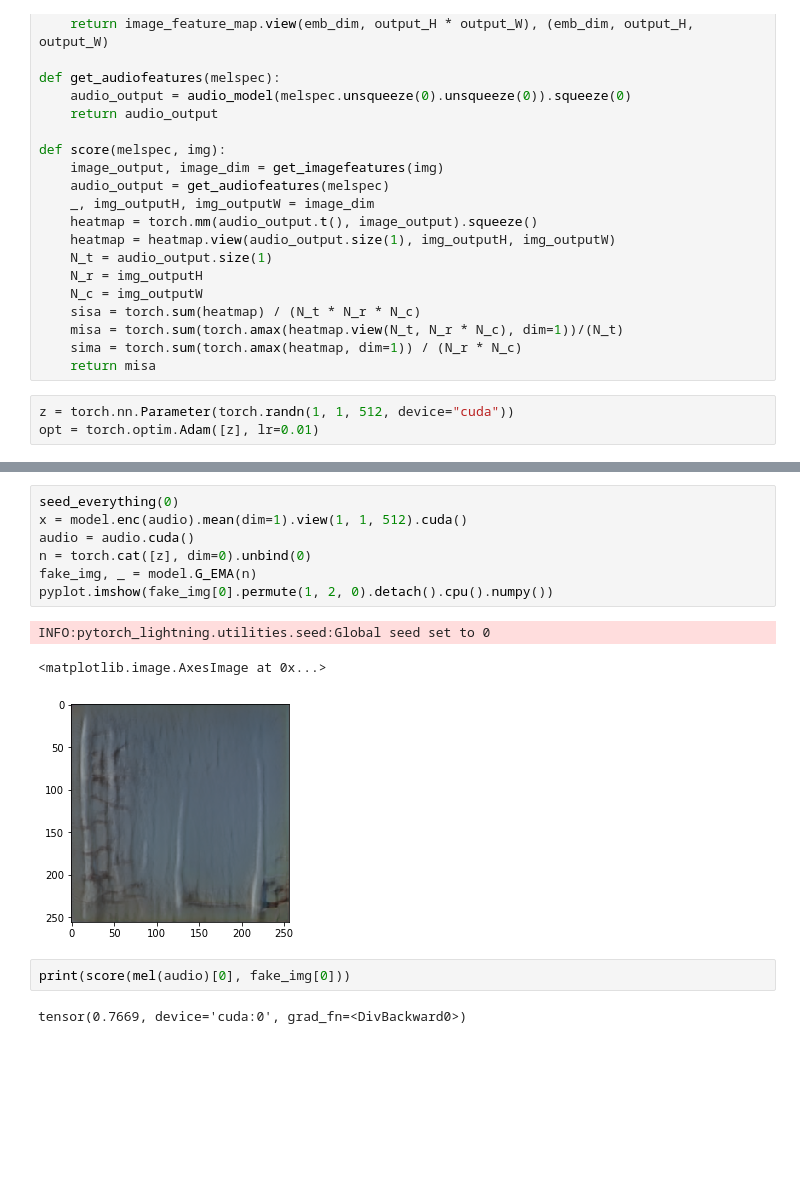
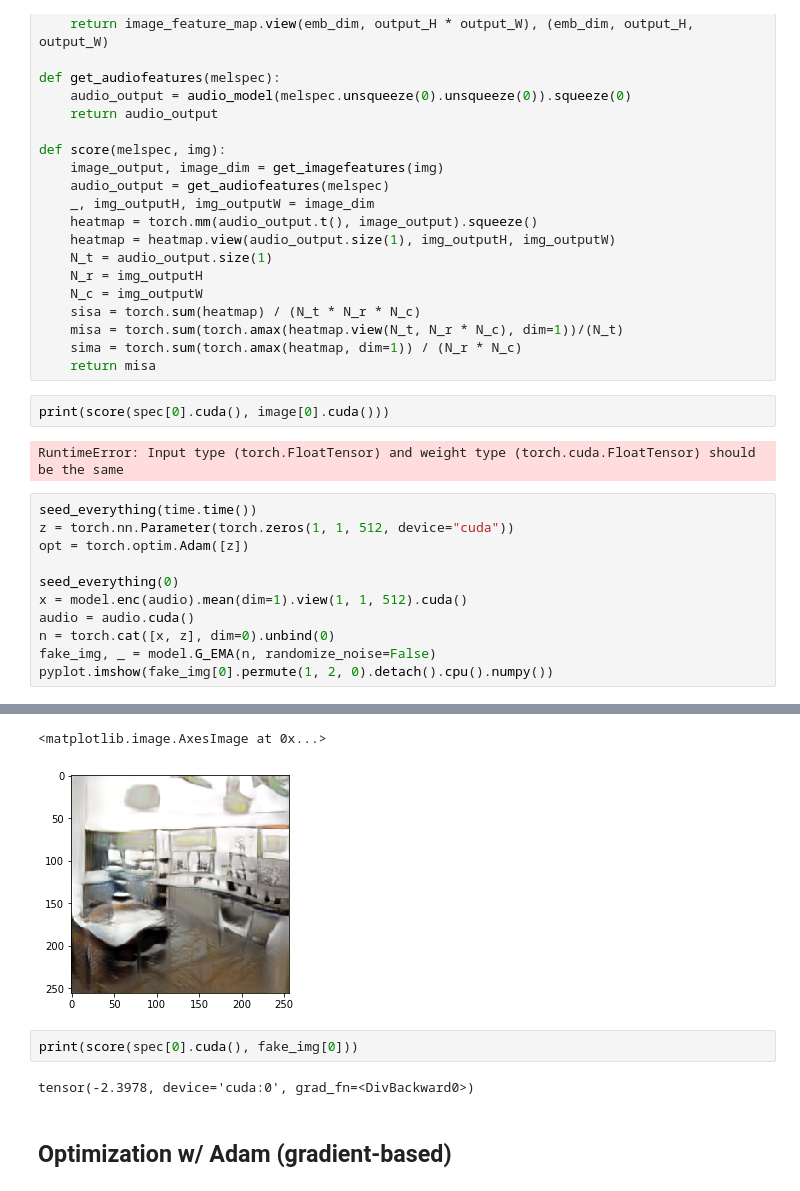
Before and after one commit to alecmeade/nlp_final_project, a Jupyter notebook: eval_scorers/test_opt.ipynb, the cells around one changed output, grey strips where cells are left out. Drawn from its saved outputs; the diff is of its cells as text; blank space fills up the shorter version.

```diff
--- a/eval_scorers/test_opt.ipynb
+++ b/eval_scorers/test_opt.ipynb
@@ -85,6 +97,19 @@ def score(melspec, img):
     misa = torch.sum(torch.amax(heatmap.view(N_t, N_r * N_c), dim=1))/(N_t)
     sima = torch.sum(torch.amax(heatmap, dim=1)) / (N_r * N_c)
     return misa
+# %%
+print(score(spec[0].cuda(), image[0].cuda()))
+# %% [output]
+RuntimeError: Input type (torch.FloatTensor) and weight type (torch.cuda.FloatTensor) should be the same
 # %%
-z = torch.nn.Parameter(torch.randn(1, 1, 512, device="cuda"))
-opt = torch.optim.Adam([z], lr=0.01)
+seed_everything(time.time())
+z = torch.nn.Parameter(torch.zeros(1, 1, 512, device="cuda"))
+opt = torch.optim.Adam([z])
+
+seed_everything(0)
+x = model.enc(audio).mean(dim=1).view(1, 1, 512).cuda()
+audio = audio.cuda()
+n = torch.cat([x, z], dim=0).unbind(0)
+fake_img, _ = model.G_EMA(n, randomize_noise=False)
+pyplot.imshow(fake_img[0].permute(1, 2, 0).detach().cpu().numpy())
+# %% [output]
@@ -91,16 +117,9 @@ opt = torch.optim.Adam([z], lr=0.01)
+<matplotlib.image.AxesImage at 0x...>
+[figure, added]
-# %%
-seed_everything(0)
-x = model.enc(audio).mean(dim=1).view(1, 1, 512).cuda()
-audio = audio.cuda()
-n = torch.cat([z], dim=0).unbind(0)
-fake_img, _ = model.G_EMA(n)
-pyplot.imshow(fake_img[0].permute(1, 2, 0).detach().cpu().numpy())
-# %% [output]
-INFO:pytorch_lightning.utilities.seed:Global seed set to 0
-<matplotlib.image.AxesImage at 0x...>
-[figure, removed]
 # %%
-print(score(mel(audio)[0], fake_img[0]))
+print(score(spec[0].cuda(), fake_img[0]))
 # %% [output]
-tensor(0.7669, device='cuda:0', grad_fn=<DivBackward0>)
+tensor(-2.3978, device='cuda:0', grad_fn=<DivBackward0>)
+# %% [markdown]
+## Optimization w/ Adam (gradient-based)
 # %%
```
Also changed, not shown: parts of 17 cells of this notebook.
